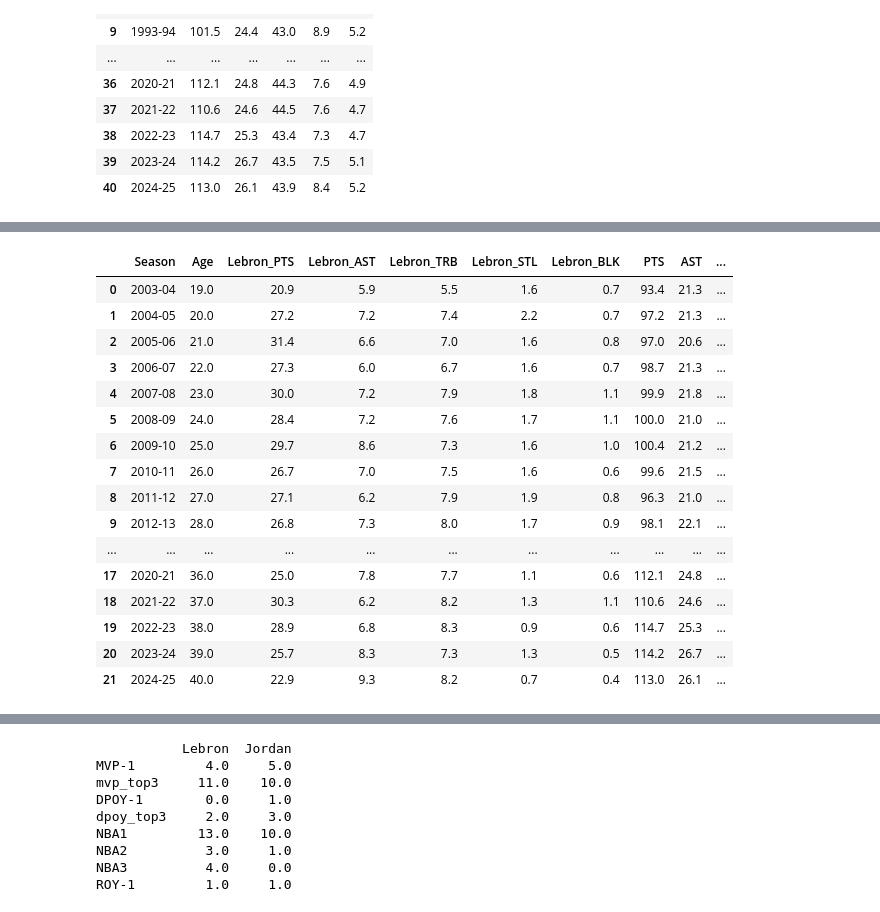
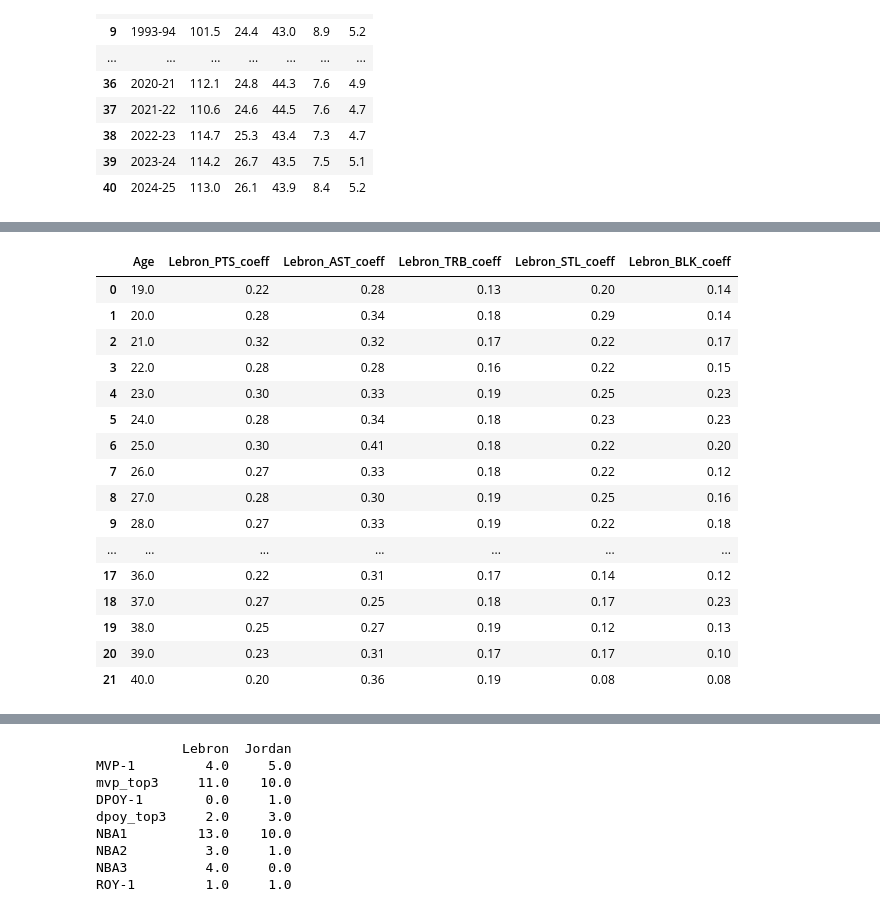
Before and after one commit to gohsoonhao/therealGOAT, a Jupyter notebook: reg_season_stats_awards.ipynb, the cells around one changed output, grey strips where cells are left out. Saved outputs shown, nothing was run; the diff lists cells and outputs as text; code cells hidden in the pictures.

```diff
--- a/reg_season_stats_awards.ipynb
+++ b/reg_season_stats_awards.ipynb
@@ -200,32 +206,39 @@ jordan_reg_league_data
 # %%
 
 # Joining Lebron table with leagur average table using season key to then find corff of lebron point to leagues avg using division of values
 lebron_reg_data = lebron_reg_data[["Season","Age","PTS","AST","TRB","STL","BLK"]]
 lebron_reg_data = lebron_reg_data.rename(columns={"PTS": "Lebron_PTS","AST": "Lebron_AST","TRB": "Lebron_TRB","BLK": "Lebron_BLK","STL": "Lebron_STL" })
 lebron_reg_data.iloc[:, 1:] = lebron_reg_data.iloc[:, 1:].applymap(lambda x: pd.to_numeric(x, errors='coerce'))
 
 league_avg_datalist_03_25 = league_avg_datalist.iloc[19:]
 league_avg_datalist_03_25 = league_avg_datalist_03_25.copy()
 league_avg_datalist_03_25.iloc[:, 1:] = ( league_avg_datalist_03_25.iloc[:, 1:].applymap(lambda x: pd.to_numeric(x, errors='coerce')))
 
 lebron_reg_league_data = lebron_reg_data.join(league_avg_datalist_03_25.set_index('Season'), on='Season')
 lebron_reg_league_data[['Lebron_PTS_coeff', 'Lebron_AST_coeff', 'Lebron_TRB_coeff', 'Lebron_STL_coeff', 'Lebron_BLK_coeff']]= (lebron_reg_league_data[['Lebron_PTS', 'Lebron_AST', 'Lebron_TRB', 'Lebron_STL', 'Lebron_BLK']].div(lebron_reg_league_data[['PTS', 'AST', 'TRB', 'STL', 'BLK']].values))
-lebron_reg_league_data
+
+lebron_reg_league_data = lebron_reg_league_data.infer_objects()
+lebron_reg_league_data['Age'] =  lebron_reg_league_data['Age'].astype(str)
+lebron_reg_league_data.loc[:,'Lebron_PTS_coeff':] = lebron_reg_league_data.loc[:,'Lebron_PTS_coeff':].round(2)
+
+# Grab only the coeff from lebron_reg_league_data (For reference)
+lebron_coeff = lebron_reg_league_data[['Age', 'Lebron_PTS_coeff', 'Lebron_AST_coeff', 'Lebron_TRB_coeff', 'Lebron_STL_coeff', 'Lebron_BLK_coeff',]]
+lebron_coeff
 # %% [output]
-|  | Season | Age | Lebron_PTS | Lebron_AST | Lebron_TRB | Lebron_STL | Lebron_BLK | PTS | AST | ... |
-| 0 | 2003-04 | 19.0 | 20.9 | 5.9 | 5.5 | 1.6 | 0.7 | 93.4 | 21.3 | ... |
-| 1 | 2004-05 | 20.0 | 27.2 | 7.2 | 7.4 | 2.2 | 0.7 | 97.2 | 21.3 | ... |
-| 2 | 2005-06 | 21.0 | 31.4 | 6.6 | 7.0 | 1.6 | 0.8 | 97.0 | 20.6 | ... |
-| 3 | 2006-07 | 22.0 | 27.3 | 6.0 | 6.7 | 1.6 | 0.7 | 98.7 | 21.3 | ... |
-| 4 | 2007-08 | 23.0 | 30.0 | 7.2 | 7.9 | 1.8 | 1.1 | 99.9 | 21.8 | ... |
-| 5 | 2008-09 | 24.0 | 28.4 | 7.2 | 7.6 | 1.7 | 1.1 | 100.0 | 21.0 | ... |
-| 6 | 2009-10 | 25.0 | 29.7 | 8.6 | 7.3 | 1.6 | 1.0 | 100.4 | 21.2 | ... |
-| 7 | 2010-11 | 26.0 | 26.7 | 7.0 | 7.5 | 1.6 | 0.6 | 99.6 | 21.5 | ... |
-| 8 | 2011-12 | 27.0 | 27.1 | 6.2 | 7.9 | 1.9 | 0.8 | 96.3 | 21.0 | ... |
-| 9 | 2012-13 | 28.0 | 26.8 | 7.3 | 8.0 | 1.7 | 0.9 | 98.1 | 22.1 | ... |
-| ... | ... | ... | ... | ... | ... | ... | ... | ... | ... | ... |
-| 17 | 2020-21 | 36.0 | 25.0 | 7.8 | 7.7 | 1.1 | 0.6 | 112.1 | 24.8 | ... |
-| 18 | 2021-22 | 37.0 | 30.3 | 6.2 | 8.2 | 1.3 | 1.1 | 110.6 | 24.6 | ... |
-| 19 | 2022-23 | 38.0 | 28.9 | 6.8 | 8.3 | 0.9 | 0.6 | 114.7 | 25.3 | ... |
-| 20 | 2023-24 | 39.0 | 25.7 | 8.3 | 7.3 | 1.3 | 0.5 | 114.2 | 26.7 | ... |
-| 21 | 2024-25 | 40.0 | 22.9 | 9.3 | 8.2 | 0.7 | 0.4 | 113.0 | 26.1 | ... |
+|  | Age | Lebron_PTS_coeff | Lebron_AST_coeff | Lebron_TRB_coeff | Lebron_STL_coeff | Lebron_BLK_coeff |
+| 0 | 19.0 | 0.22 | 0.28 | 0.13 | 0.20 | 0.14 |
+| 1 | 20.0 | 0.28 | 0.34 | 0.18 | 0.29 | 0.14 |
+| 2 | 21.0 | 0.32 | 0.32 | 0.17 | 0.22 | 0.17 |
+| 3 | 22.0 | 0.28 | 0.28 | 0.16 | 0.22 | 0.15 |
+| 4 | 23.0 | 0.30 | 0.33 | 0.19 | 0.25 | 0.23 |
+| 5 | 24.0 | 0.28 | 0.34 | 0.18 | 0.23 | 0.23 |
+| 6 | 25.0 | 0.30 | 0.41 | 0.18 | 0.22 | 0.20 |
+| 7 | 26.0 | 0.27 | 0.33 | 0.18 | 0.22 | 0.12 |
+| 8 | 27.0 | 0.28 | 0.30 | 0.19 | 0.25 | 0.16 |
+| 9 | 28.0 | 0.27 | 0.33 | 0.19 | 0.22 | 0.18 |
+| ... | ... | ... | ... | ... | ... | ... |
+| 17 | 36.0 | 0.22 | 0.31 | 0.17 | 0.14 | 0.12 |
+| 18 | 37.0 | 0.27 | 0.25 | 0.18 | 0.17 | 0.23 |
+| 19 | 38.0 | 0.25 | 0.27 | 0.19 | 0.12 | 0.13 |
+| 20 | 39.0 | 0.23 | 0.31 | 0.17 | 0.17 | 0.10 |
+| 21 | 40.0 | 0.20 | 0.36 | 0.19 | 0.08 | 0.08 |
```
Also changed, not shown: parts of 4 cells of this notebook.
